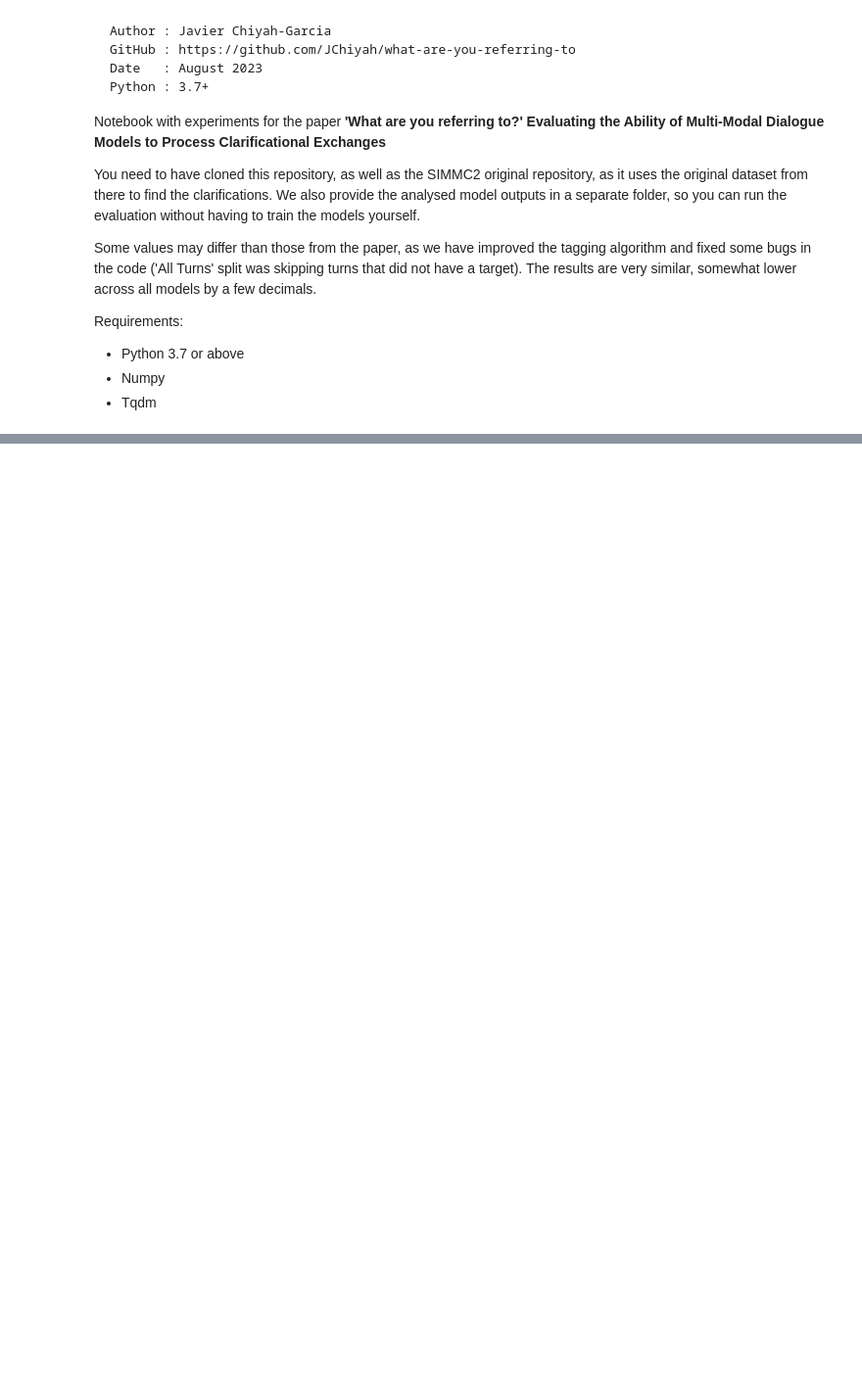
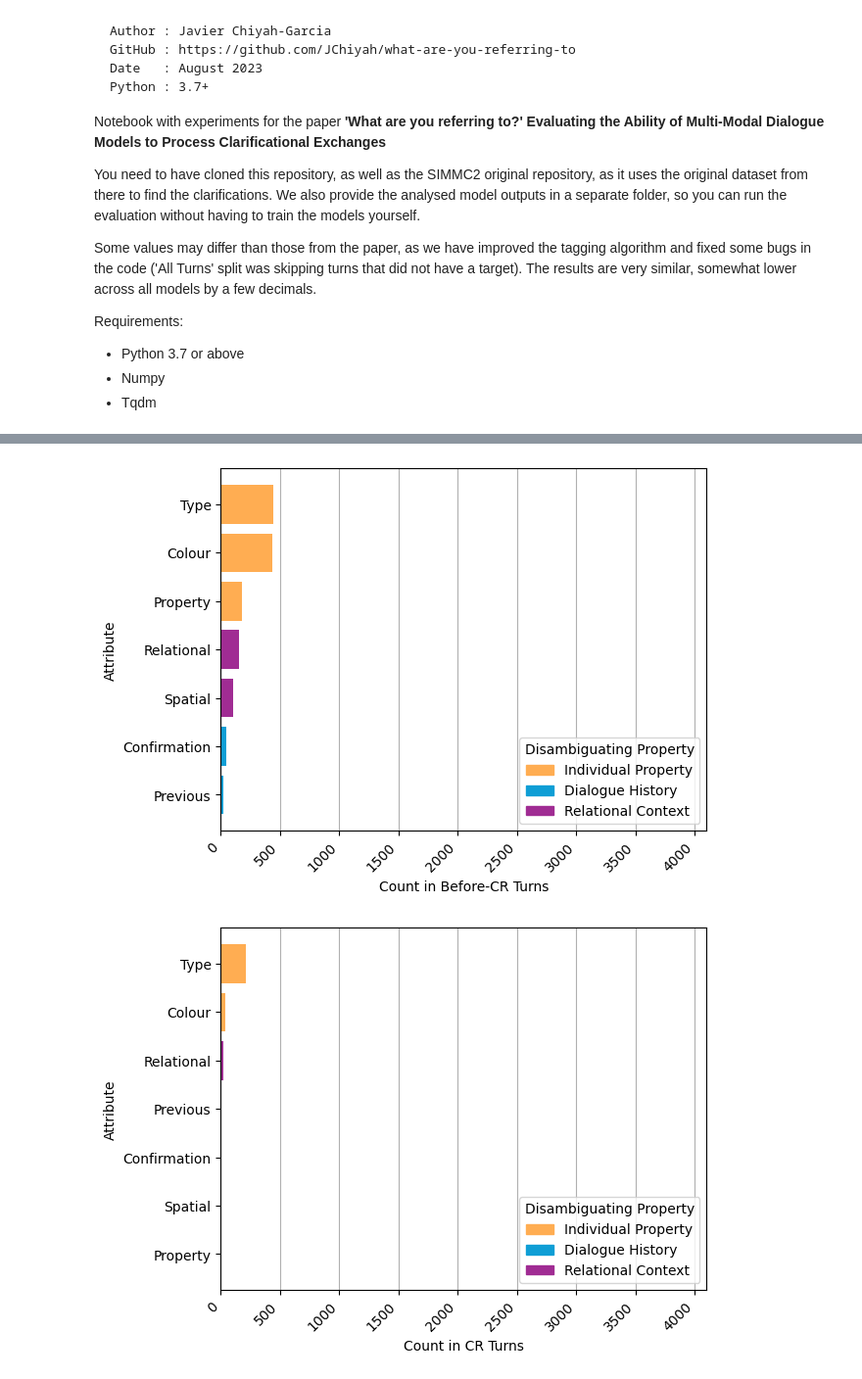
Before and after one commit to JChiyah/what-are-you-referring-to, a Jupyter notebook: run_experiments.ipynb, the cells around one changed output, grey strips where cells are left out. Shown at 98% size. Cells and saved outputs as stored; diff of their text form; code cells hidden in the pictures; blank space fills up the shorter version.

```diff
--- a/run_experiments.ipynb
+++ b/run_experiments.ipynb
@@ -149,0 +320,56 @@ all_splits = [
+# %%
+# IGNORE THIS ONE, IT WAS FOR BEFORE vs AFTER CR, BUT RESULTS ARE VERY SIMILAR
+# Create a histogram comparing the most common tags using matplotlib
+# do combination of tags
+# Create a mapping from each tag to its collection index
+tag_to_index = {}
+for index, tag in enumerate(tagging._TAG_COLLECTION.keys()):
+    tag_to_index[tag] = index
+
+def create_barh(target_utterance: str):
+	tag_histogram = {}
+	for ce in clarification_exchanges:
+		for tag in tagging.TAGS:
+			tag_histogram[tag] = tag_histogram.get(tag, 0) + (tag in getattr(ce, target_utterance))
+
+	tag_histogram = dict(sorted(tag_histogram.items(), key=lambda item: item[1], reverse=False))
+
+	# Map tags to colors
+	color_map = {}
+	colors = ['#ffad52', '#0f9ed5', '#a02c93']  # softorange, softblue, pastelpurple
+	for i, (collection, tags) in enumerate(tagging._TAG_COLLECTION.items()):
+		for tag in tags:
+			color_map[tag] = colors[i]
+
+	# Assign colors to the bars
+	bar_colors = [color_map.get(tag, 'gray') for tag in tag_histogram.keys()]
+
+	# now in matplotlib
+	import matplotlib.pyplot as plt
+	import matplotlib.patches as mpatches
+
+	plt.barh([x.title() for x in tag_histogram.keys()], list(tag_histogram.values()), color=bar_colors)
+	plt.xticks(rotation=45, ha='right')
+	xlabel = "Before-CR" if target_utterance == 'tags_referential_ambiguity' else ("After-CR" if target_utterance == 'tags_c_response' else "CR")
+	plt.xlabel(f"Count in {xlabel} Turns")  # Add x-axis title
+	plt.ylabel('Attribute')  # Add y-axis title
+	plt.grid(axis='x')  # Add vertical grid lines
+	plt.xlim(0, 4100)	# Set x-axis limits
+
+	# Create custom legend handles
+	legend_handles = [mpatches.Patch(color=colors[i], label=collection.replace('_', ' ').title()) for i, collection in enumerate(tagging._TAG_COLLECTION.keys())]
+	legend = plt.legend(handles=legend_handles, title="Disambiguating Property", loc='lower right')
+	legend.get_title().set_ha('left')
+	plt.setp(legend.get_title(), ha='left')
+
+	plt.savefig(f"simmc2_{target_utterance}.png", bbox_inches='tight', dpi=200)
+
+	plt.show()
+
+
+# tags_referential_ambiguity, tags_c_request, tags_c_response
+for turn_tags in ['tags_referential_ambiguity', 'tags_c_request', 'tags_c_response']:
+	create_barh(turn_tags)
+# %% [output]
+[figure, added]
+[figure, added]
```
Also changed, not shown: parts of 12 cells of this notebook, 13 other files.
